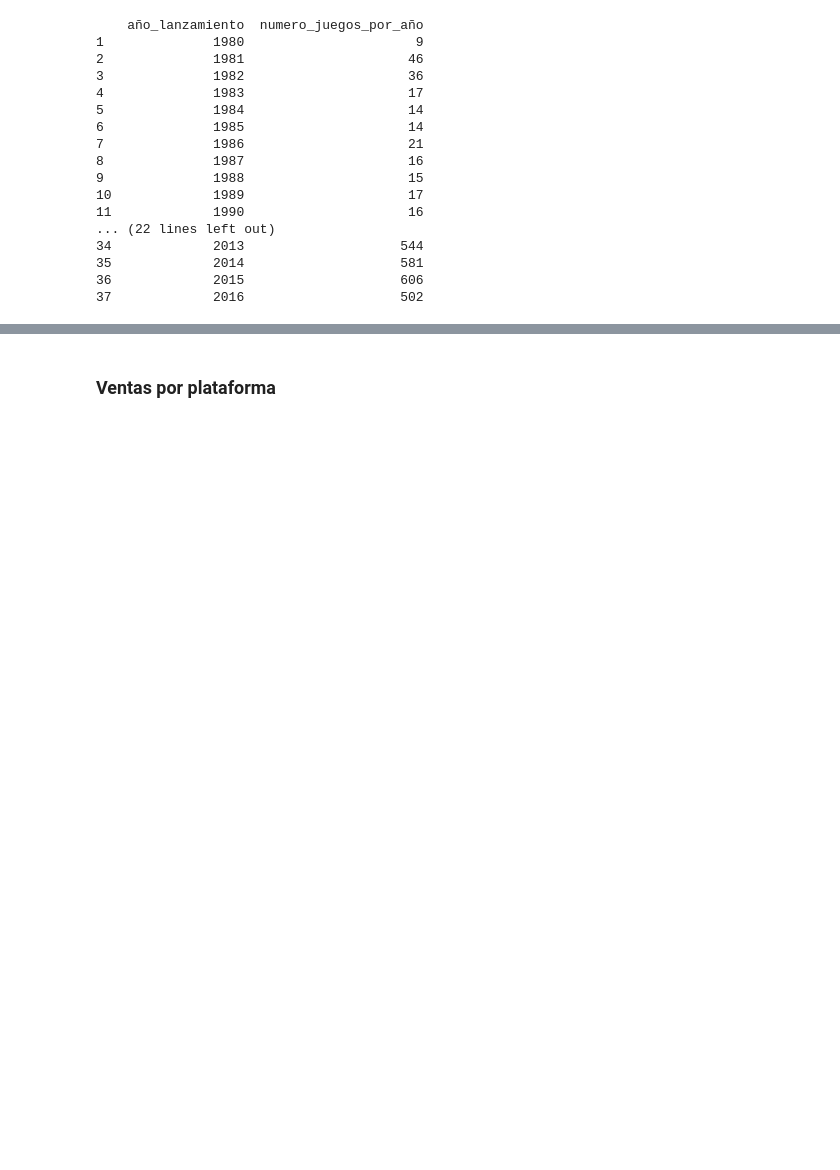
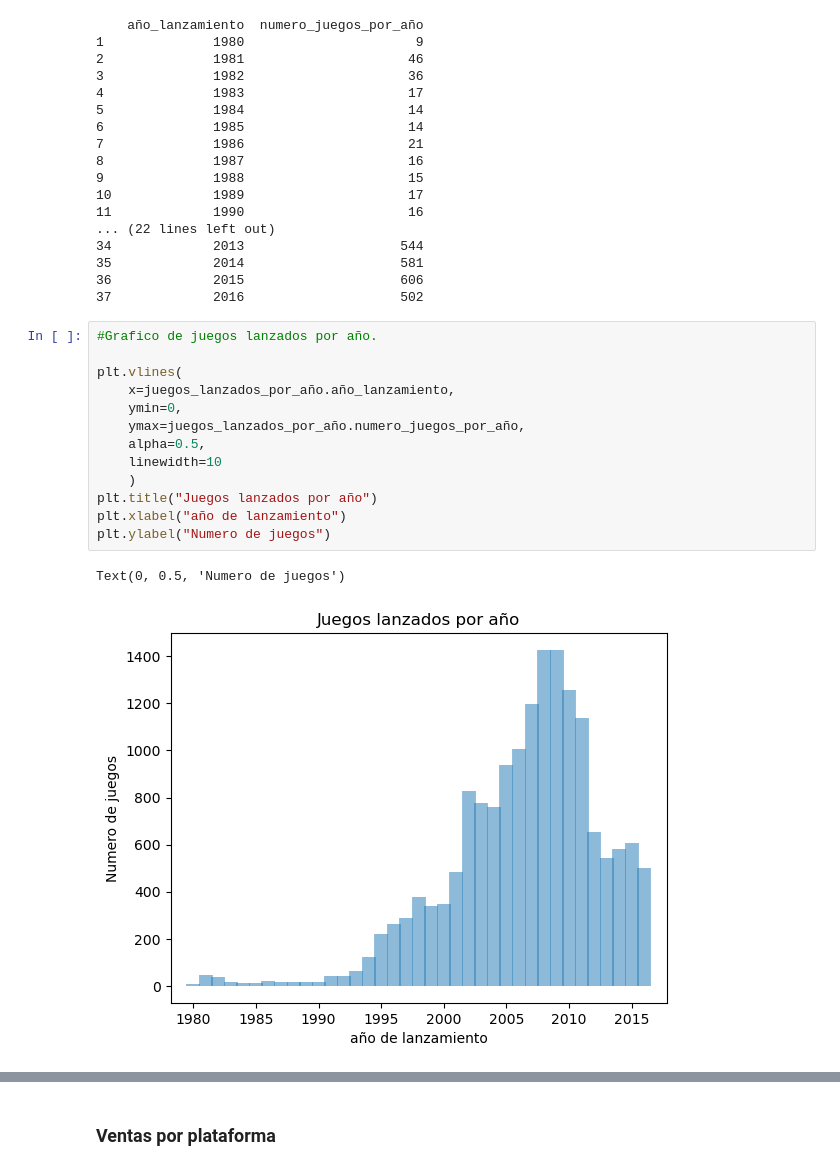
Before and after one commit to ManuelMorales-26/Analitics_game, a Jupyter notebook: games.ipynb, the cells around one changed output, grey strips where cells are left out. Drawn from its saved outputs; the diff is of its cells as text; blank space fills up the shorter version.

```diff
--- a/games.ipynb
+++ b/games.ipynb
@@ -204,3 +205,19 @@ print(juegos_lanzados_por_año)
 35             2014                    581
 36             2015                    606
 37             2016                    502
+# %%
+#Grafico de juegos lanzados por año.
+
+plt.vlines(
+    x=juegos_lanzados_por_año.año_lanzamiento,
+    ymin=0,
+    ymax=juegos_lanzados_por_año.numero_juegos_por_año,
+    alpha=0.5,
+    linewidth=10
+    )
+plt.title("Juegos lanzados por año")
+plt.xlabel("año de lanzamiento")
+plt.ylabel("Numero de juegos")
+# %% [output]
+Text(0, 0.5, 'Numero de juegos')
+[figure, added]
```
Also changed, not shown: parts of 30 cells of this notebook.
